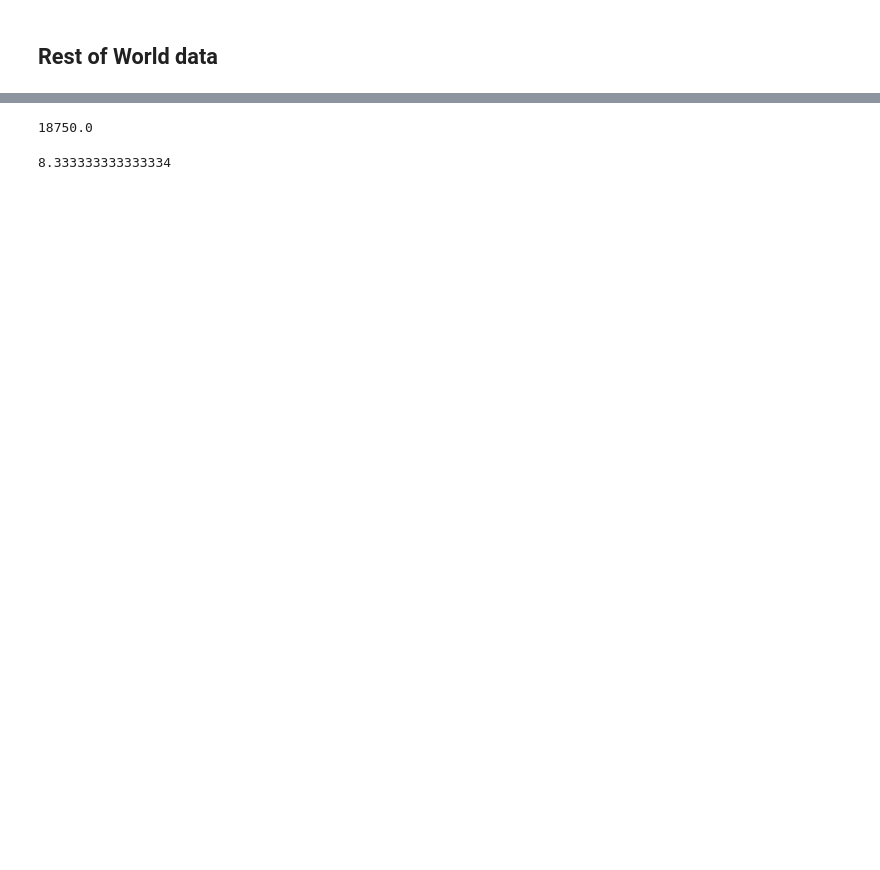
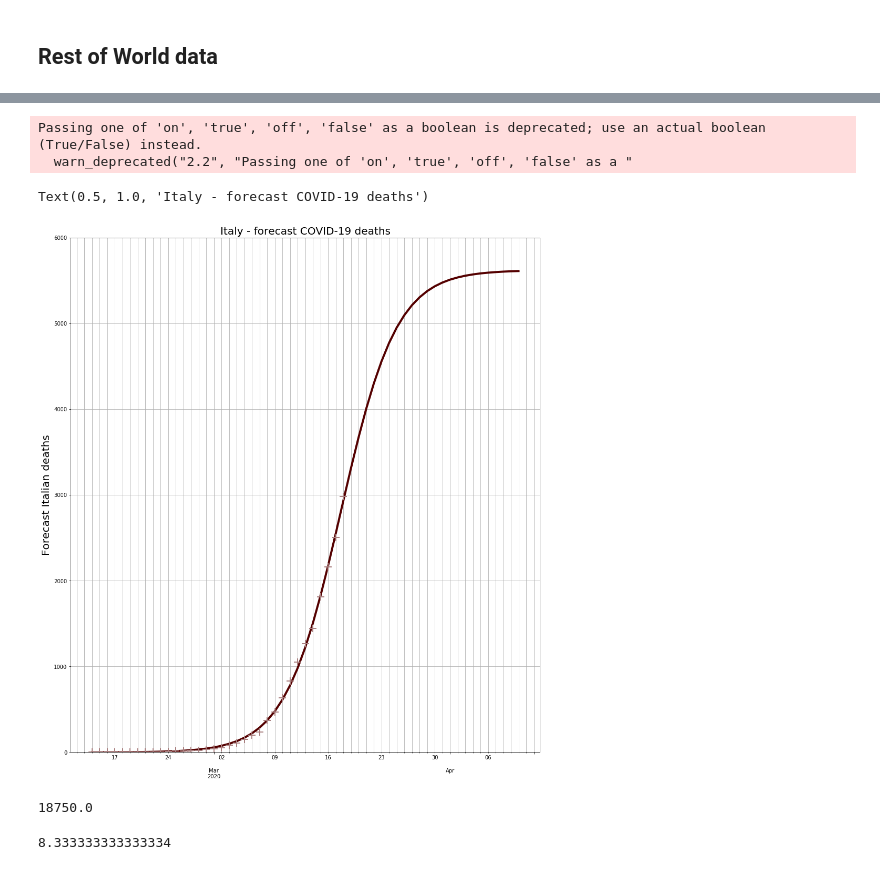
Before and after one commit to djhume/COVID-19, a Jupyter notebook: COVID-19.ipynb, the cells around one changed output, grey strips where cells are left out. Drawn from its saved outputs; the diff is of its cells as text; code cells hidden in the pictures; blank space fills up the shorter version.

```diff
--- a/COVID-19.ipynb
+++ b/COVID-19.ipynb
@@ -434,0 +455,3 @@ Passing one of 'on', 'true', 'off', 'false' as a boolean is deprecated; use an a
+# %%
+
+fs_Italy = fit_sigmoid(RoW_D3['Italy'], p0=[375000, date2num(datetime(2020,4,7)), 0.305, 10], end_date=datetime(2020,6,1))
@@ -435,3 +462,19 @@ Passing one of 'on', 'true', 'off', 'false' as a boolean is deprecated; use an a
+# %%
+fig = plt.figure(1, figsize=[16,18])
+ax = fig.add_subplot(111)
+fs_Italy["2020/2/14": "2020/4/10"].Forecast.plot(ax=ax, lw=4)
+fs_Italy["2020/2/14": "2020/4/10"].Reported.plot(ax=ax, marker="+", lw=0, ms=14, mew=2)
+
+grid('on', which='both')
+ylim([0, 6000])
+
+ax.set_ylabel('Forecast Italian deaths', fontsize=20)
+ax.set_title('Italy - forecast COVID-19 deaths', fontsize=20)
+# %% [output]
+Passing one of 'on', 'true', 'off', 'false' as a boolean is deprecated; use an actual boolean (True/False) instead.
+  warn_deprecated("2.2", "Passing one of 'on', 'true', 'off', 'false' as a "
+Text(0.5, 1.0, 'Italy - forecast COVID-19 deaths')
+[figure, added]
 # %%
 #!git commit -a -m "Update"
 #!git push djh master
```
Also changed, not shown: parts of 20 cells of this notebook.
